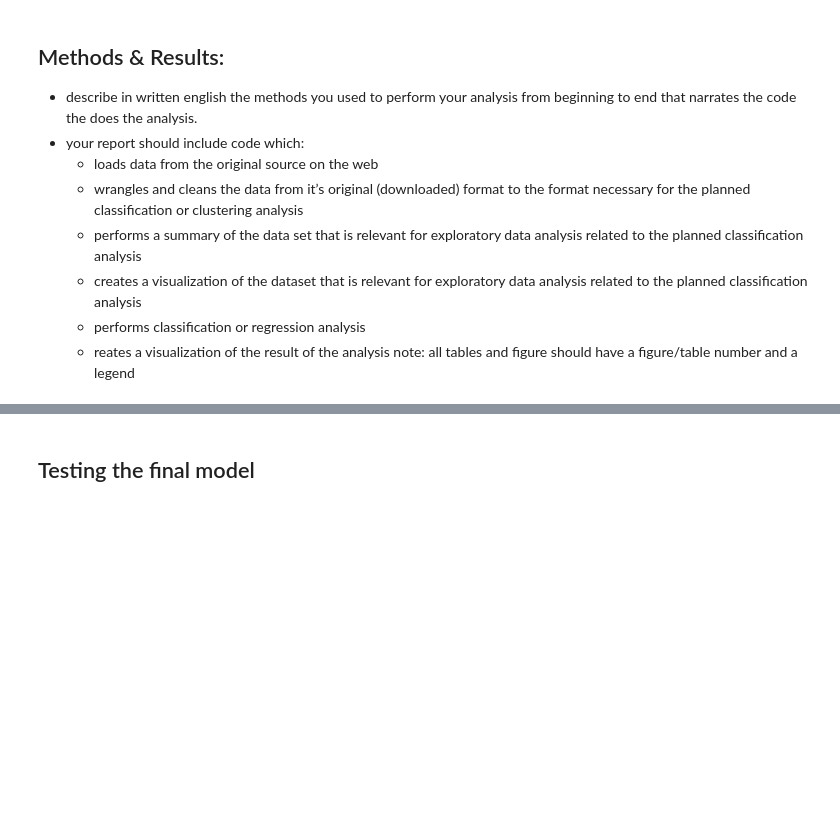
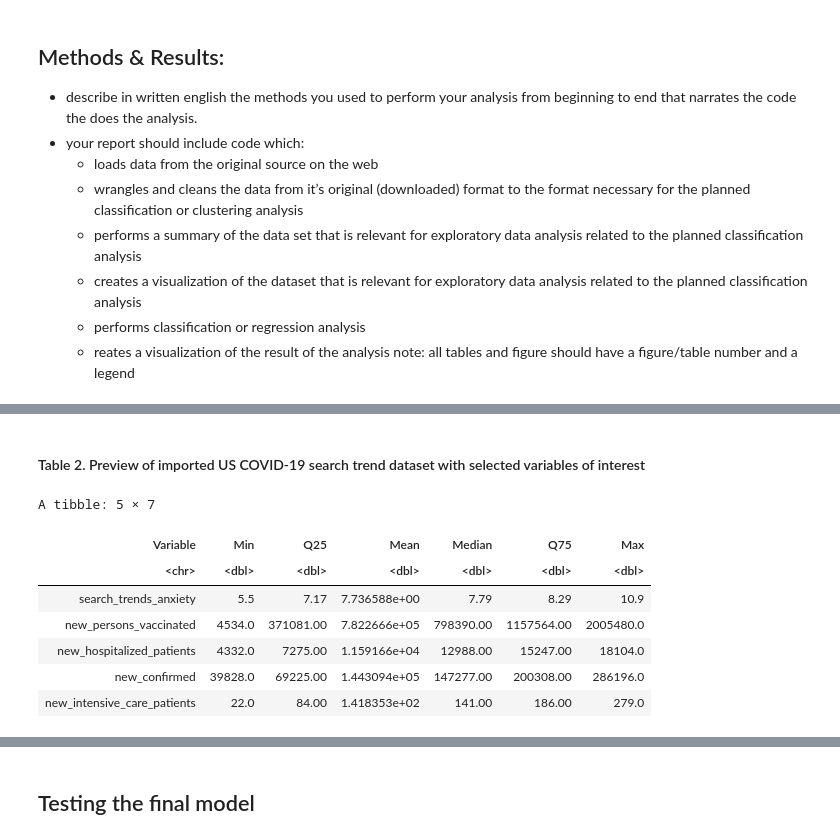
Before and after one commit to DSCI-310-2025/dsci-310-group-14, a Jupyter notebook: covid_analysis.ipynb, the cells around one changed output, grey strips where cells are left out. Cells and saved outputs as stored; diff of their text form; code cells hidden in the pictures; blank space fills up the shorter version.

```diff
--- a/covid_analysis.ipynb
+++ b/covid_analysis.ipynb
@@ -219,0 +74,26 @@ tidy(final_model)
+# %% [markdown]
+<h4>Table 2. Preview of imported US COVID-19 search trend dataset with selected variables of interest </h4>
+# %%
+# summarise all numeric values with 5 number summary + mean
+covid_summary <- us_selected %>%
+  summarise(across(where(is.numeric), list(
+    Min = min,
+    Q25 = ~quantile(.x, 0.25),
+    Mean = mean,
+    Median = median,
+    Q75 = ~quantile(.x, 0.75),
+    Max = max
+  ), .names = "{.col}_{.fn}")) %>%
+  pivot_longer(cols = everything(), names_to = c("Variable", "Statistic"), names_sep = "_(?=[^_]+$)") %>%
+  pivot_wider(names_from = Statistic, values_from = value)
+
+covid_summary
+# %% [output]
+A tibble: 5 × 7
+| Variable | Min | Q25 | Mean | Median | Q75 | Max |
+| <chr> | <dbl> | <dbl> | <dbl> | <dbl> | <dbl> | <dbl> |
+| search_trends_anxiety | 5.5 | 7.17 | 7.736588e+00 | 7.79 | 8.29 | 10.9 |
+| new_persons_vaccinated | 4534.0 | 371081.00 | 7.822666e+05 | 798390.00 | 1157564.00 | 2005480.0 |
+| new_hospitalized_patients | 4332.0 | 7275.00 | 1.159166e+04 | 12988.00 | 15247.00 | 18104.0 |
+| new_confirmed | 39828.0 | 69225.00 | 1.443094e+05 | 147277.00 | 200308.00 | 286196.0 |
+| new_intensive_care_patients | 22.0 | 84.00 | 1.418353e+02 | 141.00 | 186.00 | 279.0 |
```
Also changed, not shown: parts of 44 cells of this notebook.
